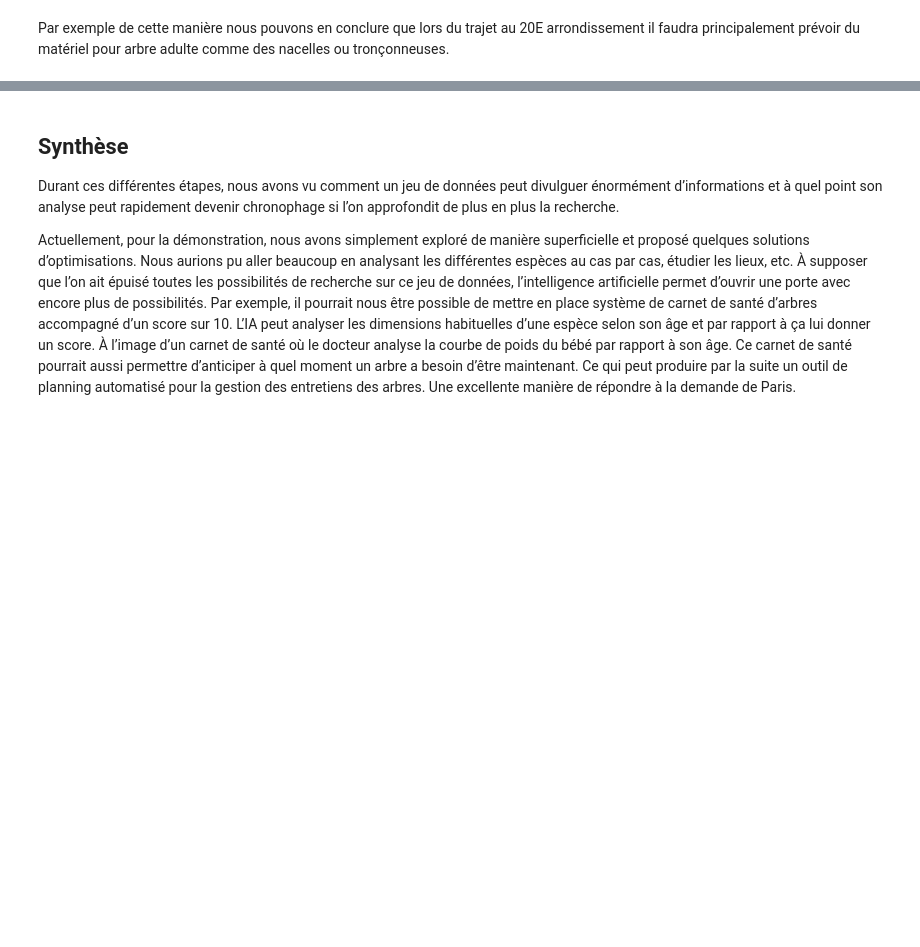
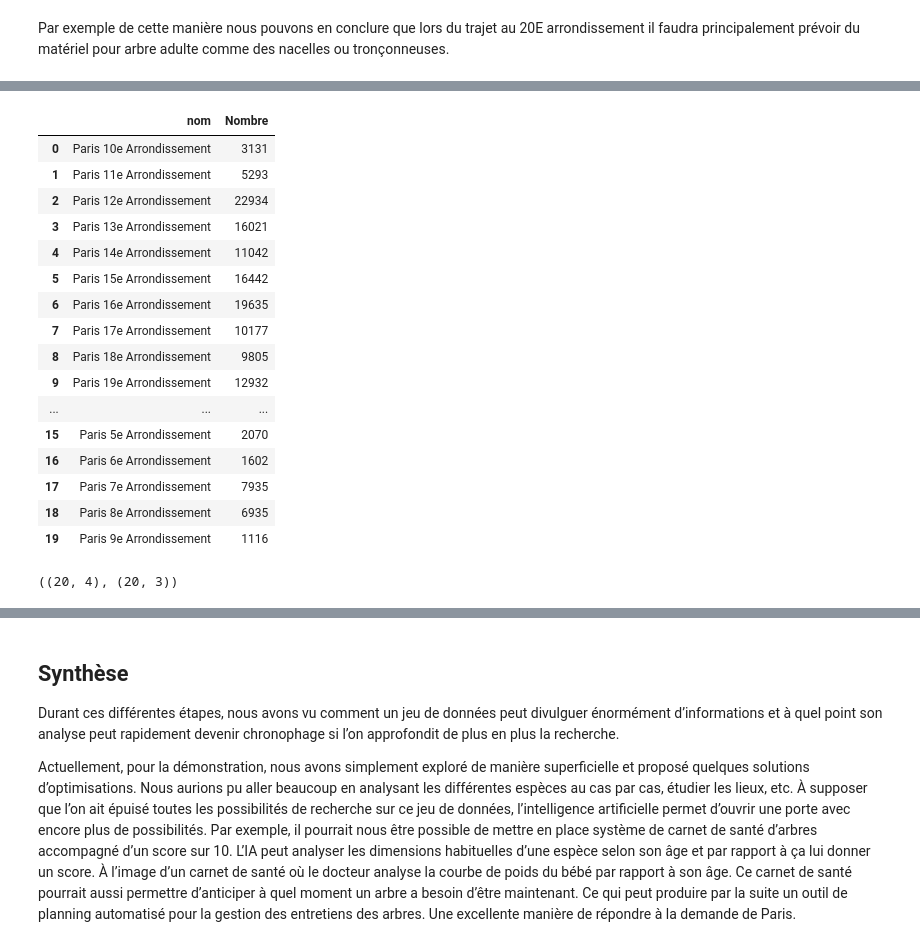
Before and after one commit to Abdess/vegetalisons_paris, a Jupyter notebook: P2_01_notebook.ipynb, the cells around one changed output, grey strips where cells are left out. Cells and saved outputs as stored; diff of their text form; code cells hidden in the pictures; blank space fills up the shorter version.

```diff
--- a/P2_01_notebook.ipynb
+++ b/P2_01_notebook.ipynb
@@ -633,0 +656,32 @@ Par exemple de cette manière nous pouvons en conclure que lors du trajet au 20E
+# %%
+# Jointure du nombre d’arbres par arrondissement
+
+grouped = sjoined_listings.groupby("nom").size()
+mapdf = grouped.to_frame().reset_index()
+mapdf.columns = ["nom", "Nombre"]
+mapdf
+# %% [output]
+|  | nom | Nombre |
+| 0 | Paris 10e Arrondissement | 3131 |
+| 1 | Paris 11e Arrondissement | 5293 |
+| 2 | Paris 12e Arrondissement | 22934 |
+| 3 | Paris 13e Arrondissement | 16021 |
+| 4 | Paris 14e Arrondissement | 11042 |
+| 5 | Paris 15e Arrondissement | 16442 |
+| 6 | Paris 16e Arrondissement | 19635 |
+| 7 | Paris 17e Arrondissement | 10177 |
+| 8 | Paris 18e Arrondissement | 9805 |
+| 9 | Paris 19e Arrondissement | 12932 |
+| ... | ... | ... |
+| 15 | Paris 5e Arrondissement | 2070 |
+| 16 | Paris 6e Arrondissement | 1602 |
+| 17 | Paris 7e Arrondissement | 7935 |
+| 18 | Paris 8e Arrondissement | 6935 |
+| 19 | Paris 9e Arrondissement | 1116 |
+# %%
+#Fusion avec la carte des arrondissements
+
+merged_areas = neighborhoods.merge(mapdf, on="nom", how="outer")
+merged_areas.shape, neighborhoods.shape
+# %% [output]
+((20, 4), (20, 3))
```
Also changed, not shown: parts of 10 cells of this notebook, 2 other files.
